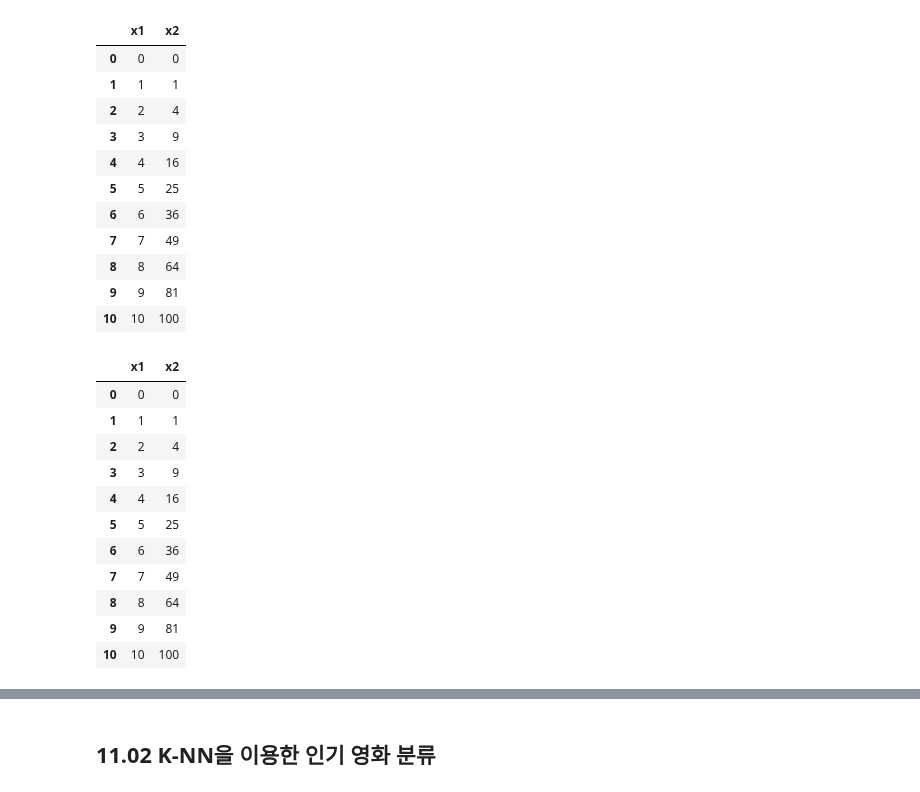
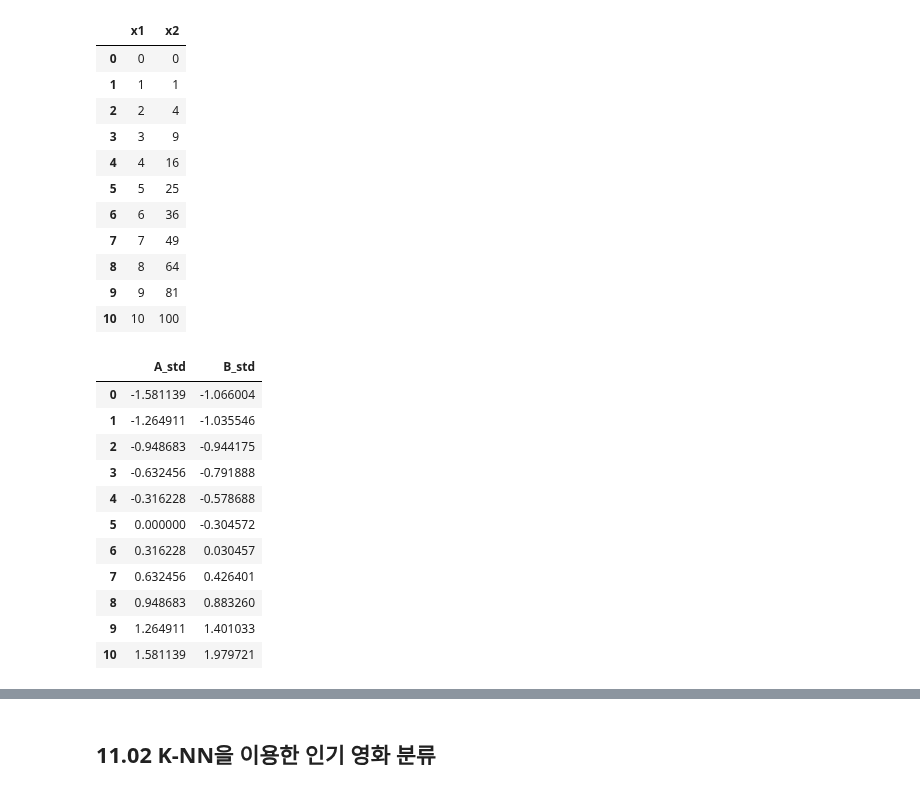
Before and after one commit to among5094/Big-Data-Integrated-Analysis, a Jupyter notebook: week13_CH11_K-NN을_이용한_분류하기/week13_CH11_K_NN을_이용한_분류하기.ipynb, the cells around one changed output, grey strips where cells are left out. Cells and saved outputs as stored; diff of their text form; code cells hidden in the pictures.

```diff
--- a/week13_CH11_K-NN을_이용한_분류하기/week13_CH11_K_NN을_이용한_분류하기.ipynb
+++ b/week13_CH11_K-NN을_이용한_분류하기/week13_CH11_K_NN을_이용한_분류하기.ipynb
@@ -114,23 +178,23 @@ df
 | 8 | 8 | 64 |
 | 9 | 9 | 81 |
 | 10 | 10 | 100 |
-# %%
-# 2번 최대-최소 표준화
-import pandas as pd
-import numpy as np
-
-df = pd.DataFrame({'x1' : np.arange(11), 'x2' : np.arange(11) ** 2})
-df
-# %% [output]
-|  | x1 | x2 |
-| 0 | 0 | 0 |
-| 1 | 1 | 1 |
-| 2 | 2 | 4 |
-| 3 | 3 | 9 |
-| 4 | 4 | 16 |
-| 5 | 5 | 25 |
-| 6 | 6 | 36 |
-| 7 | 7 | 49 |
-| 8 | 8 | 64 |
-| 9 | 9 | 81 |
-| 10 | 10 | 100 |
+# %%
+# ① StandardScaler
+from sklearn.preprocessing import StandardScaler
+standardScaler = StandardScaler() # 객체 생성
+df_standardScaled = standardScaler.fit_transform(df) # 데이터 표준화 (Z-점수 정규화)
+
+pd.DataFrame(df_standardScaled, columns = ['A_std', 'B_std']) # 결과 출력
+# %% [output]
+|  | A_std | B_std |
+| 0 | -1.581139 | -1.066004 |
+| 1 | -1.264911 | -1.035546 |
+| 2 | -0.948683 | -0.944175 |
+| 3 | -0.632456 | -0.791888 |
+| 4 | -0.316228 | -0.578688 |
+| 5 | 0.000000 | -0.304572 |
+| 6 | 0.316228 | 0.030457 |
+| 7 | 0.632456 | 0.426401 |
+| 8 | 0.948683 | 0.883260 |
+| 9 | 1.264911 | 1.401033 |
+| 10 | 1.581139 | 1.979721 |
```
Also changed, not shown: parts of 20 cells of this notebook.
